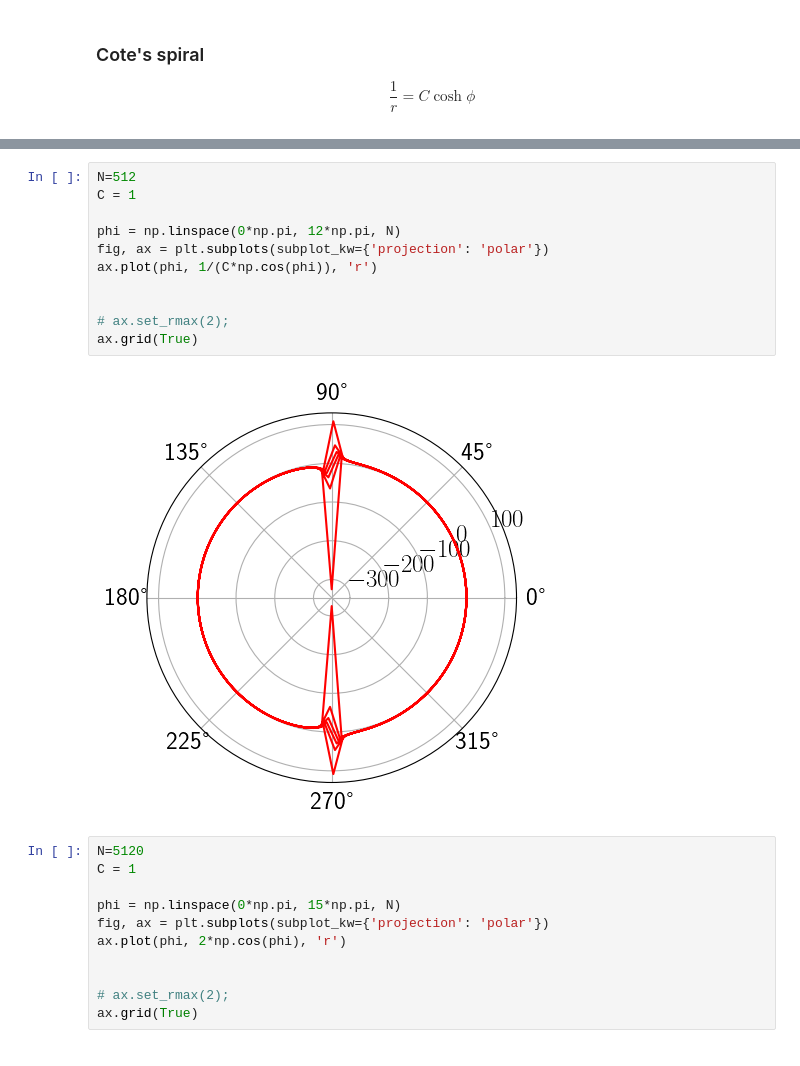
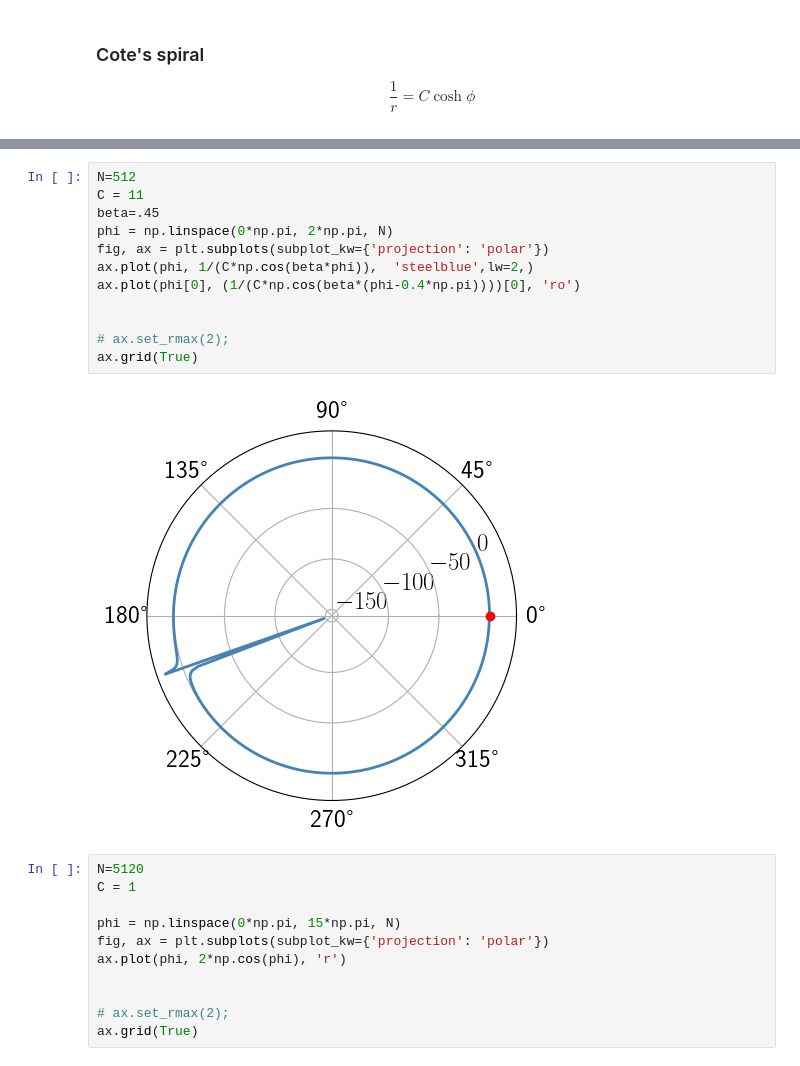
Before and after one commit to rajeshrinet/teaching, a Jupyter notebook: ex5-orbits-centralForce.ipynb, the cells around one changed output, grey strips where cells are left out. Cells and saved outputs as stored; diff of their text form.

```diff
--- a/ex5-orbits-centralForce.ipynb
+++ b/ex5-orbits-centralForce.ipynb
@@ -144,16 +147,17 @@ ax.grid(True)
 # %%
 N=512
-C = 1
-
-phi = np.linspace(0*np.pi, 12*np.pi, N)
+C = 11
+beta=.45
+phi = np.linspace(0*np.pi, 2*np.pi, N)
 fig, ax = plt.subplots(subplot_kw={'projection': 'polar'})
-ax.plot(phi, 1/(C*np.cos(phi)), 'r')
+ax.plot(phi, 1/(C*np.cos(beta*phi)),  'steelblue',lw=2,)
+ax.plot(phi[0], (1/(C*np.cos(beta*(phi-0.4*np.pi))))[0], 'ro')
 
 
 # ax.set_rmax(2);
 ax.grid(True)
 # %% [output]
-[figure, old version]
+[figure, new version]
 # %%
 N=5120
 C = 1
```
Also changed, not shown: parts of 5 cells of this notebook, 1 other file.
